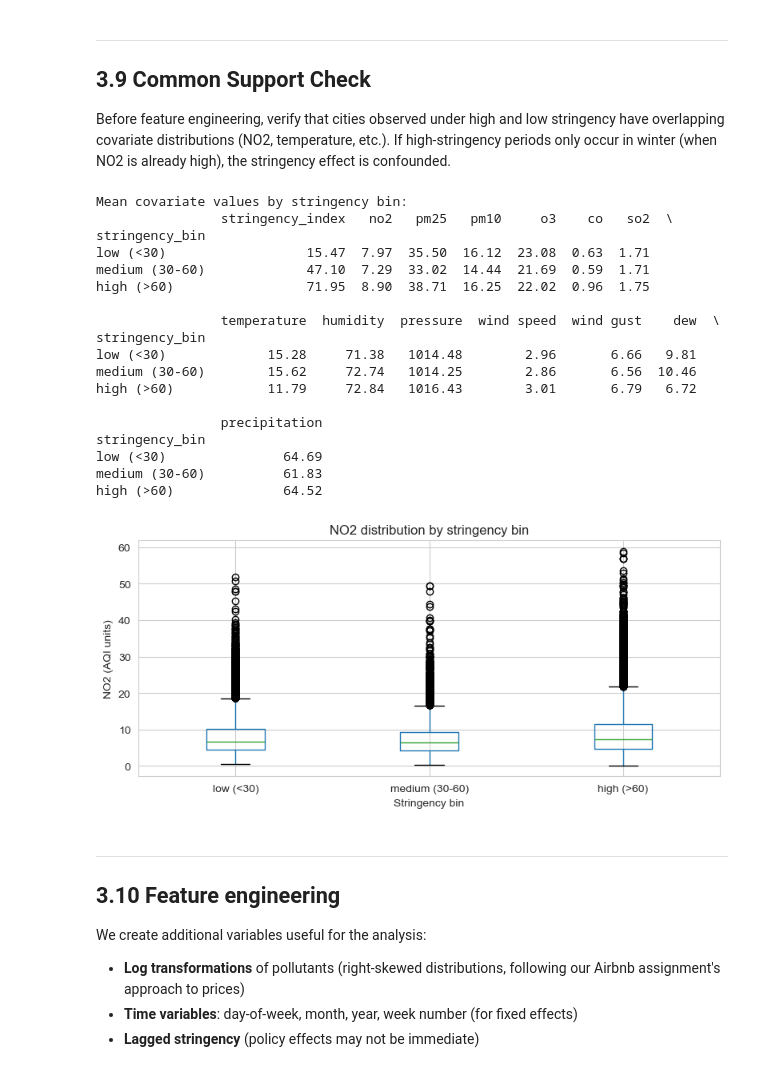
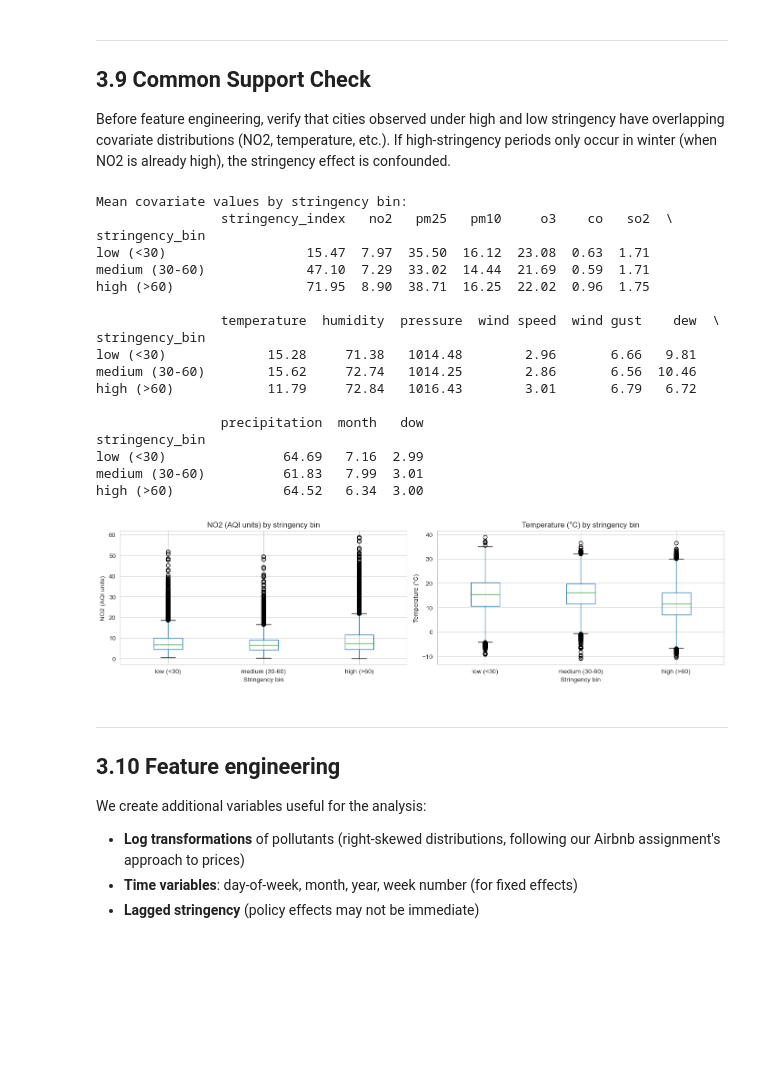
Before and after one commit to borikovacs/da4_term_project, a Jupyter notebook: code/3_data_cleaning.ipynb, the cells around one changed output. Drawn from its saved outputs; the diff is of its cells as text; code cells hidden in the pictures; blank space fills up the shorter version.

```diff
--- a/code/3_data_cleaning.ipynb
+++ b/code/3_data_cleaning.ipynb
@@ -579,18 +579,6 @@ support_vars = [v for v in support_vars if v in df_panel.columns]
 
 print("Mean covariate values by stringency bin:")
 print(df_panel.groupby('stringency_bin')[support_vars].mean().round(2))
-
-# Visualize only NO2 distribution across stringency bins
-if 'no2' in df_panel.columns:
-    fig, ax = plt.subplots(figsize=(8, 4))
-    df_panel.boxplot(column='no2', by='stringency_bin', ax=ax)
-    ax.set_title('NO2 distribution by stringency bin')
-    ax.set_xlabel('Stringency bin')
-    ax.set_ylabel('NO2 (AQI units)')
-    plt.suptitle('')  # suppress the default pandas boxplot title
-    plt.tight_layout()
-    plt.savefig('../output/figures/common_support_no2.png', dpi=100, bbox_inches='tight')
-    plt.show()
 # %% [output]
 Mean covariate values by stringency bin:
                 stringency_index   no2   pm25   pm10     o3    co   so2  \
@@ -605,12 +593,32 @@ low (<30)             15.28     71.38   1014.48        2.96       6.66   9.81
 medium (30-60)        15.62     72.74   1014.25        2.86       6.56  10.46
 high (>60)            11.79     72.84   1016.43        3.01       6.79   6.72
 
-                precipitation
+                precipitation  month   dow
 stringency_bin
-low (<30)               64.69
-medium (30-60)          61.83
-high (>60)              64.52
+low (<30)               64.69   7.16  2.99
+medium (30-60)          61.83   7.99  3.01
+high (>60)              64.52   6.34  3.00
-[figure, removed]
+# %%
+# Visualize NO2 and temperature distributions across stringency bins
+fig, axes = plt.subplots(1, 2, figsize=(14, 4))
+
+for ax, var, label in [
+    (axes[0], 'no2',         'NO2 (AQI units)'),
+    (axes[1], 'temperature', 'Temperature (°C)'),
+]:
+    if var in df_panel.columns:
+        df_panel.boxplot(column=var, by='stringency_bin', ax=ax)
+        ax.set_title(f'{label} by stringency bin')
+        ax.set_xlabel('Stringency bin')
+        ax.set_ylabel(label)
+        plt.sca(ax)
+        plt.suptitle('')
+
+plt.tight_layout()
+plt.savefig('../output/figures/common_support.png', dpi=100, bbox_inches='tight')
+plt.show()
+# %% [output]
+[figure, added]
 # %% [markdown]
 ---
 ## 3.10 Feature engineering
```
Also changed, not shown: parts of 13 cells of this notebook, 10 other files.
